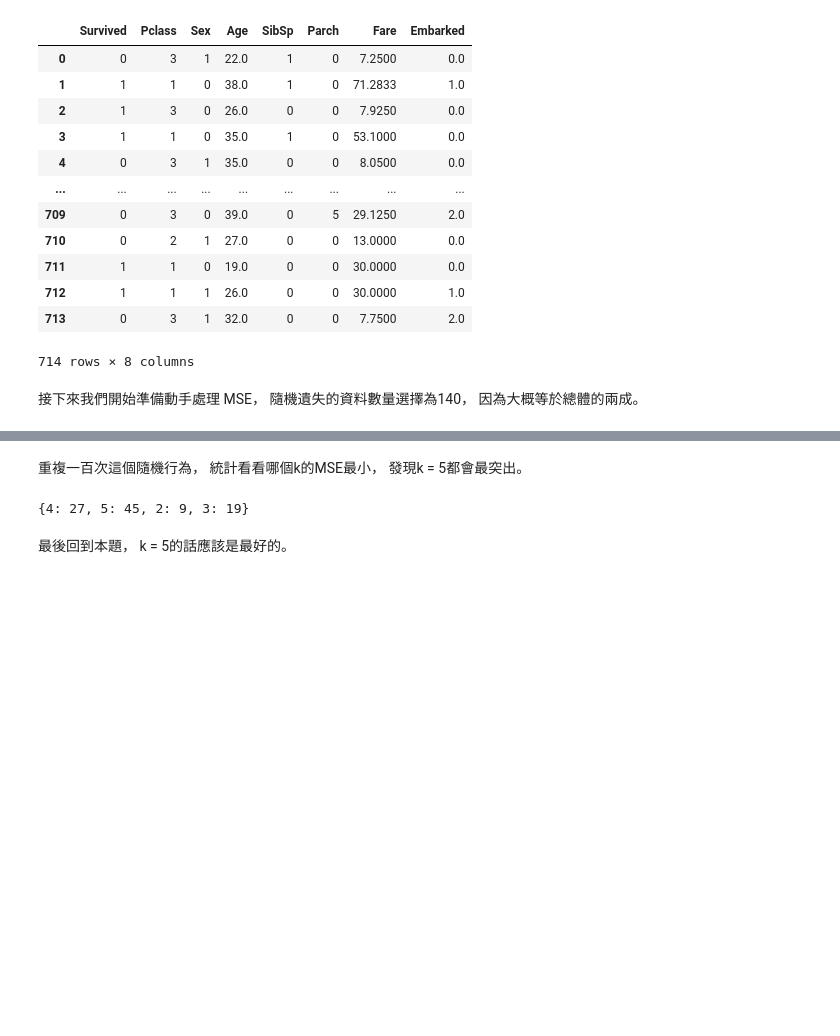
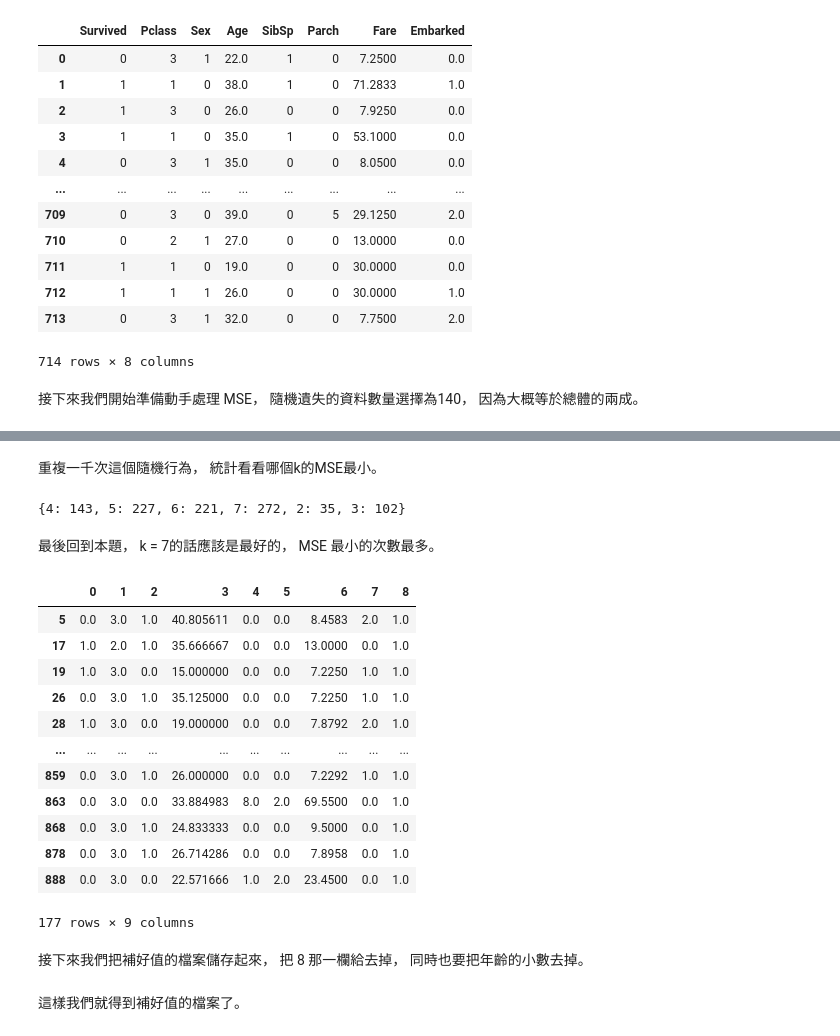
Before and after one commit to WeiTheShinobi/data-mining, a Jupyter notebook: HomeWork4-4.ipynb, the cells around one changed output, grey strips where cells are left out. Drawn from its saved outputs; the diff is of its cells as text; code cells hidden in the pictures; blank space fills up the shorter version.

```diff
--- a/HomeWork4-4.ipynb
+++ b/HomeWork4-4.ipynb
@@ -61,9 +81,9 @@ data['Embarked'] = data['Embarked'].fillna(data["Embarked"].median())
 # %%
 # 去除遺失的資料，重製 index
 
-data = data.dropna()
-data.index = range(len(data))
-data
+data2 = data.dropna()
+data2.index = range(len(data2))
+data2
 # %% [output]
 |  | Survived | Pclass | Sex | Age | SibSp | Parch | Fare | Embarked |
 | 0 | 0 | 3 | 1 | 22.0 | 1 | 0 | 7.2500 | 0.0 |
@@ -122,18 +144,49 @@ def find_min_MSE():
     for i in range(len(res)):
         if res_min == res[i]:
             return i+1
-# %% [markdown]
-重複一百次這個隨機行為，
-統計看看哪個k的MSE最小，
-發現k = 5都會最突出。
+# %% [markdown]
+重複一千次這個隨機行為，
+統計看看哪個k的MSE最小。
 # %%
-rec = []
-for i in range(100):
-    rec.append(find_min_MSE())
-count = ct(rec)
-print(dict(count))
+def find_best_K():
+    rec = []
+    for i in range(1000):
+        rec.append(find_min_MSE())
+    count = ct(rec)
+    return dict(count)
+
+find_best_K()
 # %% [output]
-{4: 27, 5: 45, 2: 9, 3: 19}
+{4: 143, 5: 227, 6: 221, 7: 272, 2: 35, 3: 102}
 # %% [markdown]
 最後回到本題，
-k = 5的話應該是最好的。
+k = 7的話應該是最好的，
+MSE 最小的次數最多。
+# %%
+
+def myKNN(tran_data, k):
+    imputer = KNNImputer(n_neighbors=k, weights='distance', add_indicator=True)
+    pred_data = pd.DataFrame(imputer.fit_transform(tran_data))
+    return pred_data
+
+data_k_7 = myKNN(data.copy(), 7)
+
+data_k_7[data_k_7[8] == 1]
+# %% [output]
+|  | 0 | 1 | 2 | 3 | 4 | 5 | 6 | 7 | 8 |
+| 5 | 0.0 | 3.0 | 1.0 | 40.805611 | 0.0 | 0.0 | 8.4583 | 2.0 | 1.0 |
+| 17 | 1.0 | 2.0 | 1.0 | 35.666667 | 0.0 | 0.0 | 13.0000 | 0.0 | 1.0 |
+| 19 | 1.0 | 3.0 | 0.0 | 15.000000 | 0.0 | 0.0 | 7.2250 | 1.0 | 1.0 |
+| 26 | 0.0 | 3.0 | 1.0 | 35.125000 | 0.0 | 0.0 | 7.2250 | 1.0 | 1.0 |
+| 28 | 1.0 | 3.0 | 0.0 | 19.000000 | 0.0 | 0.0 | 7.8792 | 2.0 | 1.0 |
+| ... | ... | ... | ... | ... | ... | ... | ... | ... | ... |
+| 859 | 0.0 | 3.0 | 1.0 | 26.000000 | 0.0 | 0.0 | 7.2292 | 1.0 | 1.0 |
+| 863 | 0.0 | 3.0 | 0.0 | 33.884983 | 8.0 | 2.0 | 69.5500 | 0.0 | 1.0 |
+| 868 | 0.0 | 3.0 | 1.0 | 24.833333 | 0.0 | 0.0 | 9.5000 | 0.0 | 1.0 |
+| 878 | 0.0 | 3.0 | 1.0 | 26.714286 | 0.0 | 0.0 | 7.8958 | 0.0 | 1.0 |
+| 888 | 0.0 | 3.0 | 0.0 | 22.571666 | 1.0 | 2.0 | 23.4500 | 0.0 | 1.0 |
+177 rows × 9 columns
+# %% [markdown]
+接下來我們把補好值的檔案儲存起來，
+把 8 那一欄給去掉，
+同時也要把年齡的小數去掉。
@@ -139,0 +198,2 @@ k = 5的話應該是最好的。
+# %% [markdown]
+這樣我們就得到補好值的檔案了。
```
Also changed, not shown: parts of 10 cells of this notebook, 8 other files.
